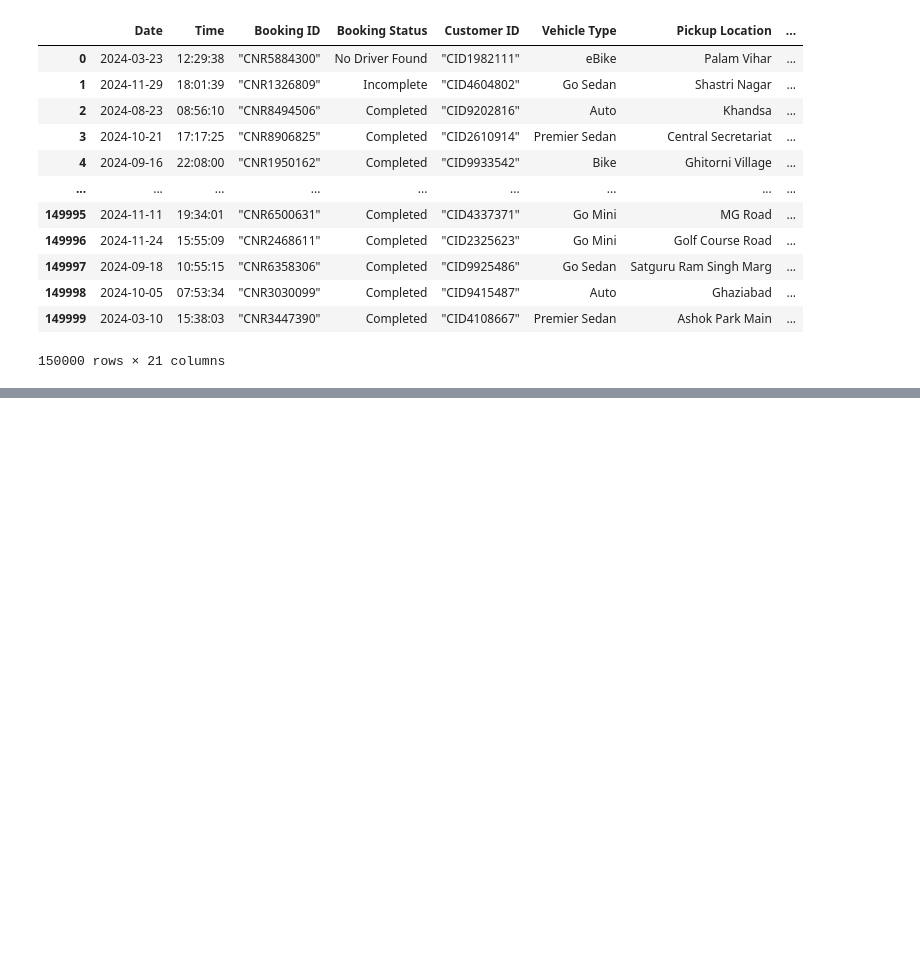
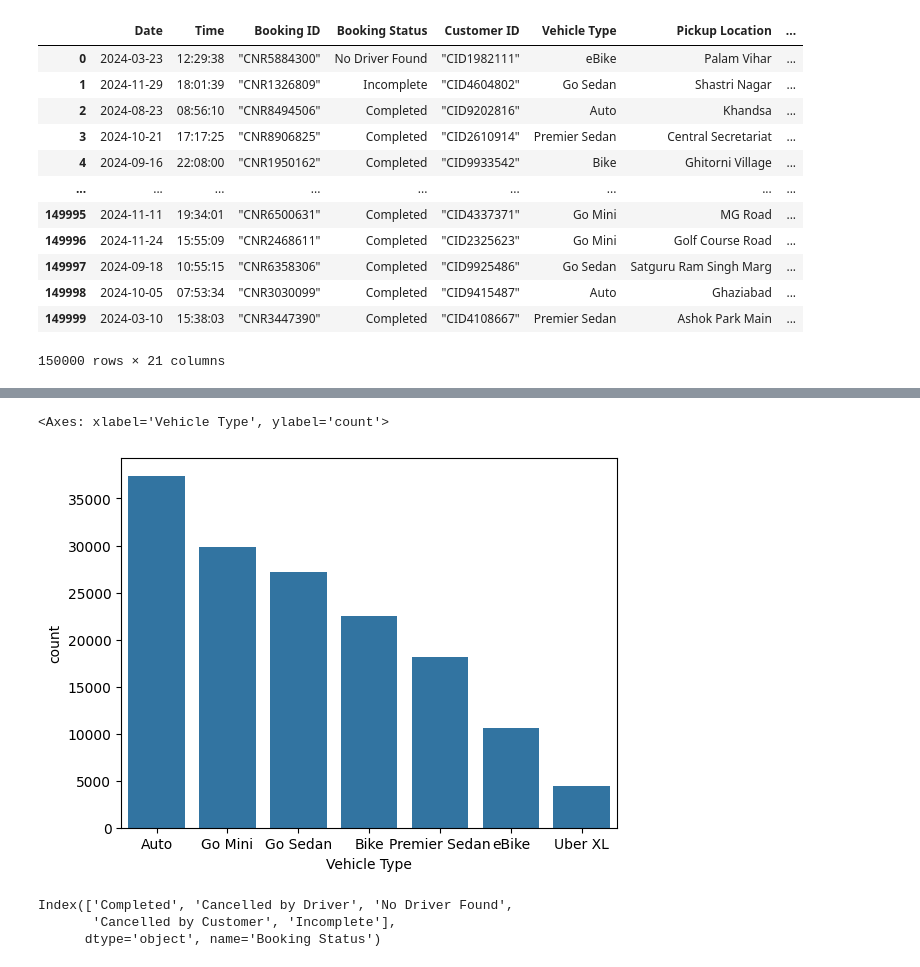
Before and after one commit to Himmu5/data-analysis, a Jupyter notebook: notebooks/uber_analysis.ipynb, the cells around one changed output, grey strips where cells are left out. Saved outputs shown, nothing was run; the diff lists cells and outputs as text; code cells hidden in the pictures; blank space fills up the shorter version.

Commit message:
feat: uber data analysis added

```diff
--- a/notebooks/uber_analysis.ipynb
+++ b/notebooks/uber_analysis.ipynb
@@ -42,0 +51,2 @@ uber_data
+# %%
+vehicle_type_data = uber_data['Vehicle Type'].value_counts().reset_index()
@@ -42,0 +77,12 @@ uber_data
+# %%
+sns.barplot(data=vehicle_type_data, x="Vehicle Type", y="count")
+# %% [output]
+<Axes: xlabel='Vehicle Type', ylabel='count'>
+[figure, added]
+# %%
+booking_status_data = uber_data.aggregate("Booking Status").value_counts()
+booking_status_data.index
+# %% [output]
+Index(['Completed', 'Cancelled by Driver', 'No Driver Found',
+       'Cancelled by Customer', 'Incomplete'],
+      dtype='object', name='Booking Status')
```
Also changed, not shown: parts of 14 cells of this notebook.
